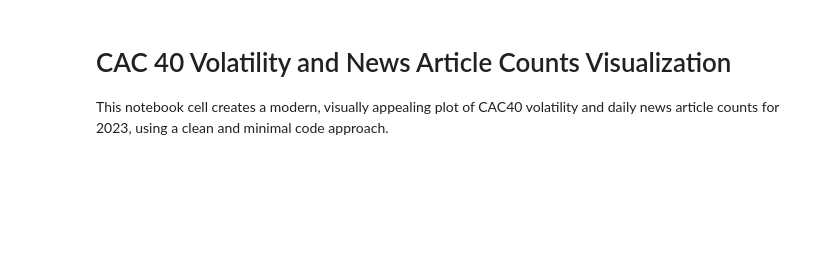
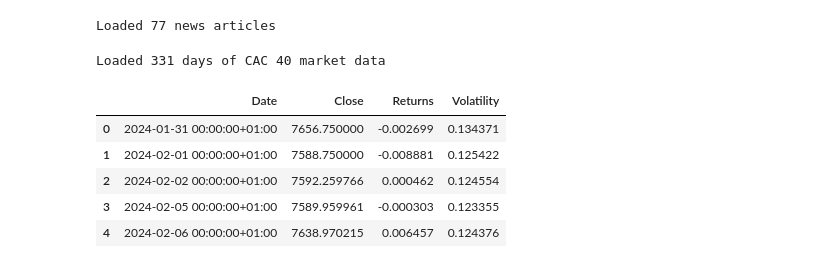
Before and after one commit to nestorojeda/DistilBERTFinancialSentiment, a Jupyter notebook: notebooks/5_volatility_analysis_cac.ipynb, the cells around one changed output. Saved outputs shown, nothing was run; the diff lists cells and outputs as text; code cells hidden in the pictures; blank space fills up the shorter version.

```diff
--- a/notebooks/5_volatility_analysis_cac.ipynb
+++ b/notebooks/5_volatility_analysis_cac.ipynb
@@ -65,3 +94,0 @@ else:
-# %% [markdown]
-# CAC 40 Volatility and News Article Counts Visualization
-This notebook cell creates a modern, visually appealing plot of CAC40 volatility and daily news article counts for 2023, using a clean and minimal code approach.
@@ -81,8 +95,31 @@ news_daily = news_df.resample('D', on='date').count().reset_index()
+# %%
+# Fetch or load news data
+if FETCH_DATA:
+    news_df = fetch_cac_news_data()
+    print(f"Fetched {len(news_df)} news articles")
+else:
+    # Read the CSV file
+    news_df = pd.read_csv(f"../news/news_data_{FROM}_{TO}_CAC.csv", parse_dates=['date'])
+    print(f"Loaded {len(news_df)} news articles")
+# %% [output]
+Loaded 77 news articles
 # %%
-import yfinance
+# Fetch CAC 40 market data using yfinance
 cac40 = yfinance.Ticker("^FCHI")
 cac40_data = cac40.history(start=FROM, end=TO, interval="1d", auto_adjust=True)
-cac40_data = cac40_data[["Close"]].copy()
+cac40_data = cac40_data.reset_index()  # Convert index to column
+cac40_data = cac40_data[["Date", "Close"]].copy()
 cac40_data["Returns"] = cac40_data["Close"].pct_change()
 cac40_data["Volatility"] = cac40_data["Returns"].rolling(window=21).std() * np.sqrt(252)
-cac40_data = cac40_data.dropna().reset_index()
+cac40_data = cac40_data.dropna().reset_index(drop=True)
+
+print(f"Loaded {len(cac40_data)} days of CAC 40 market data")
+cac40_data.head()
+# %% [output]
+Loaded 331 days of CAC 40 market data
+|  | Date | Close | Returns | Volatility |
+| 0 | 2024-01-31 00:00:00+01:00 | 7656.750000 | -0.002699 | 0.134371 |
+| 1 | 2024-02-01 00:00:00+01:00 | 7588.750000 | -0.008881 | 0.125422 |
+| 2 | 2024-02-02 00:00:00+01:00 | 7592.259766 | 0.000462 | 0.124554 |
+| 3 | 2024-02-05 00:00:00+01:00 | 7589.959961 | -0.000303 | 0.123355 |
+| 4 | 2024-02-06 00:00:00+01:00 | 7638.970215 | 0.006457 | 0.124376 |
```
Also changed, not shown: parts of 19 cells of this notebook, 2 other files.
